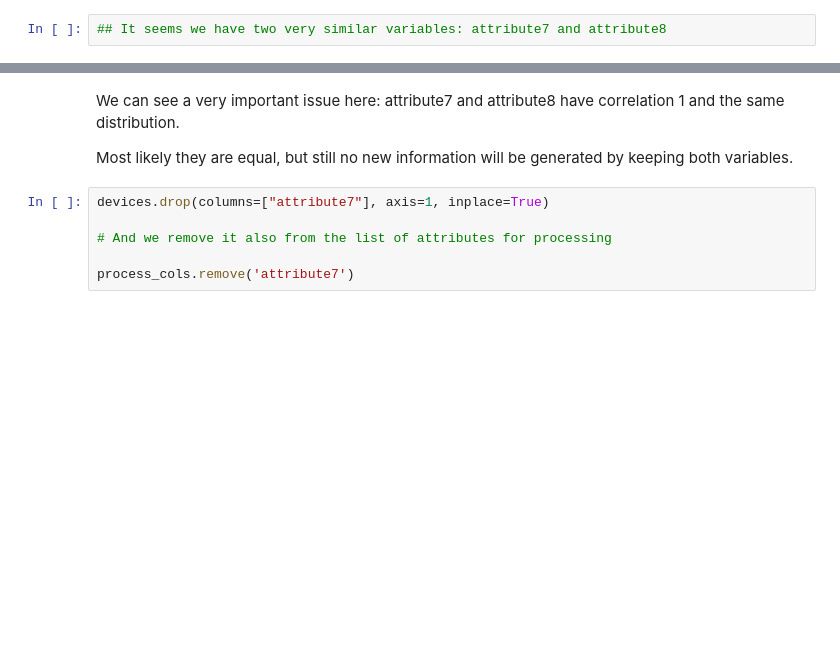
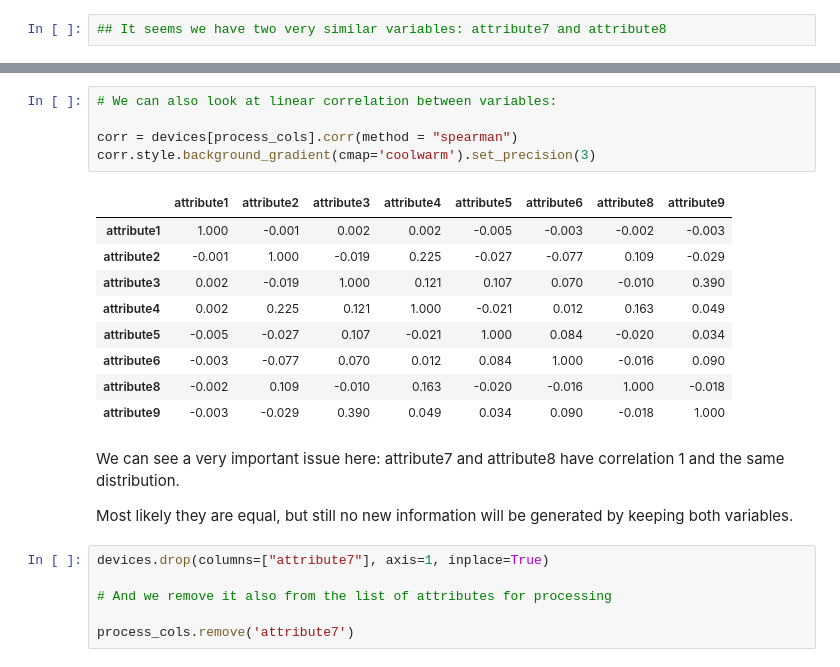
Before and after one commit to qSergio/rare_anomaly, a Jupyter notebook: anomalia/Work Sample.ipynb, the cells around one changed output, grey strips where cells are left out. Cells and saved outputs as stored; diff of their text form; blank space fills up the shorter version.

Commit message:
Se agregan conclusiones de selección de variables

```diff
--- a/anomalia/Work Sample.ipynb
+++ b/anomalia/Work Sample.ipynb
@@ -311,6 +311,21 @@ corr.style.background_gradient(cmap='coolwarm').set_precision(3)
 | attribute7 | 0.000 | 0.141 | -0.002 | 0.046 | -0.009 | -0.012 | 1.000 | 1.000 | ... |
 | attribute8 | 0.000 | 0.141 | -0.002 | 0.046 | -0.009 | -0.012 | 1.000 | 1.000 | ... |
 | attribute9 | 0.001 | -0.003 | 0.532 | 0.036 | 0.006 | 0.021 | 0.007 | 0.007 | ... |
+# %%
+# We can also look at linear correlation between variables:
+
+corr = devices[process_cols].corr(method = "spearman")
+corr.style.background_gradient(cmap='coolwarm').set_precision(3)
+# %% [output]
+|  | attribute1 | attribute2 | attribute3 | attribute4 | attribute5 | attribute6 | attribute8 | attribute9 |
+| attribute1 | 1.000 | -0.001 | 0.002 | 0.002 | -0.005 | -0.003 | -0.002 | -0.003 |
+| attribute2 | -0.001 | 1.000 | -0.019 | 0.225 | -0.027 | -0.077 | 0.109 | -0.029 |
+| attribute3 | 0.002 | -0.019 | 1.000 | 0.121 | 0.107 | 0.070 | -0.010 | 0.390 |
+| attribute4 | 0.002 | 0.225 | 0.121 | 1.000 | -0.021 | 0.012 | 0.163 | 0.049 |
+| attribute5 | -0.005 | -0.027 | 0.107 | -0.021 | 1.000 | 0.084 | -0.020 | 0.034 |
+| attribute6 | -0.003 | -0.077 | 0.070 | 0.012 | 0.084 | 1.000 | -0.016 | 0.090 |
+| attribute8 | -0.002 | 0.109 | -0.010 | 0.163 | -0.020 | -0.016 | 1.000 | -0.018 |
+| attribute9 | -0.003 | -0.029 | 0.390 | 0.049 | 0.034 | 0.090 | -0.018 | 1.000 |
 # %% [markdown]
 We can see a very important issue here: attribute7 and attribute8 have correlation 1 and the same distribution.
 
```
Also changed, not shown: parts of 15 cells of this notebook.
